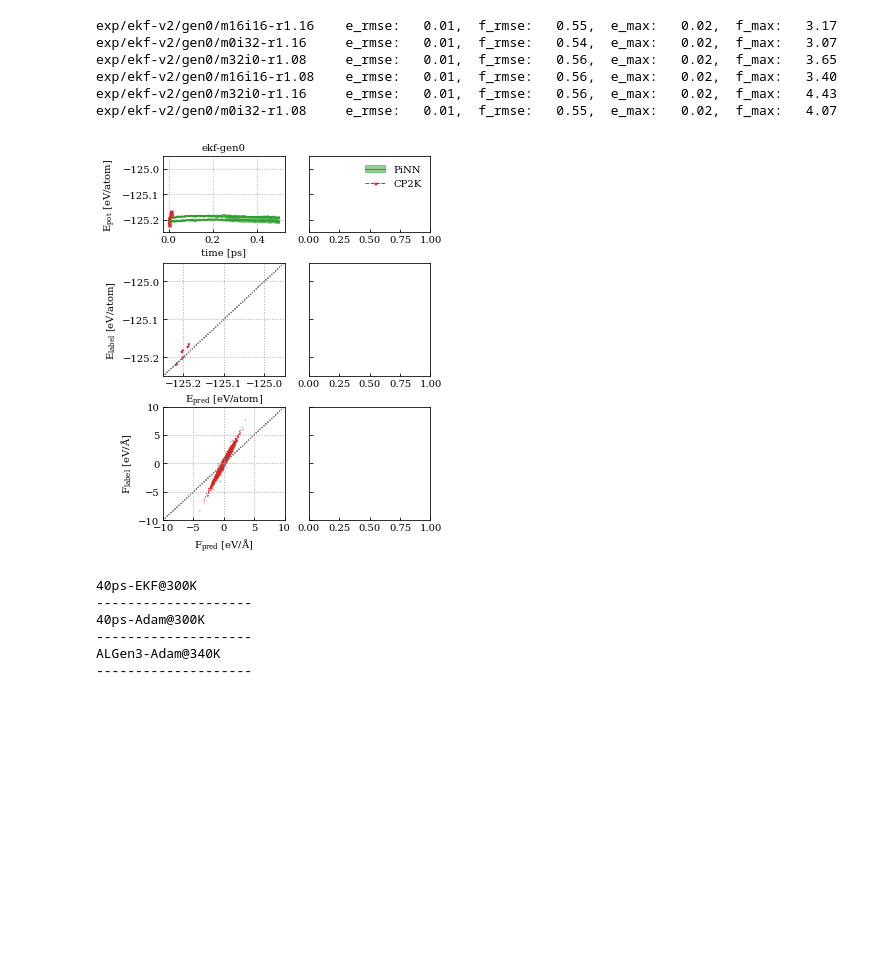
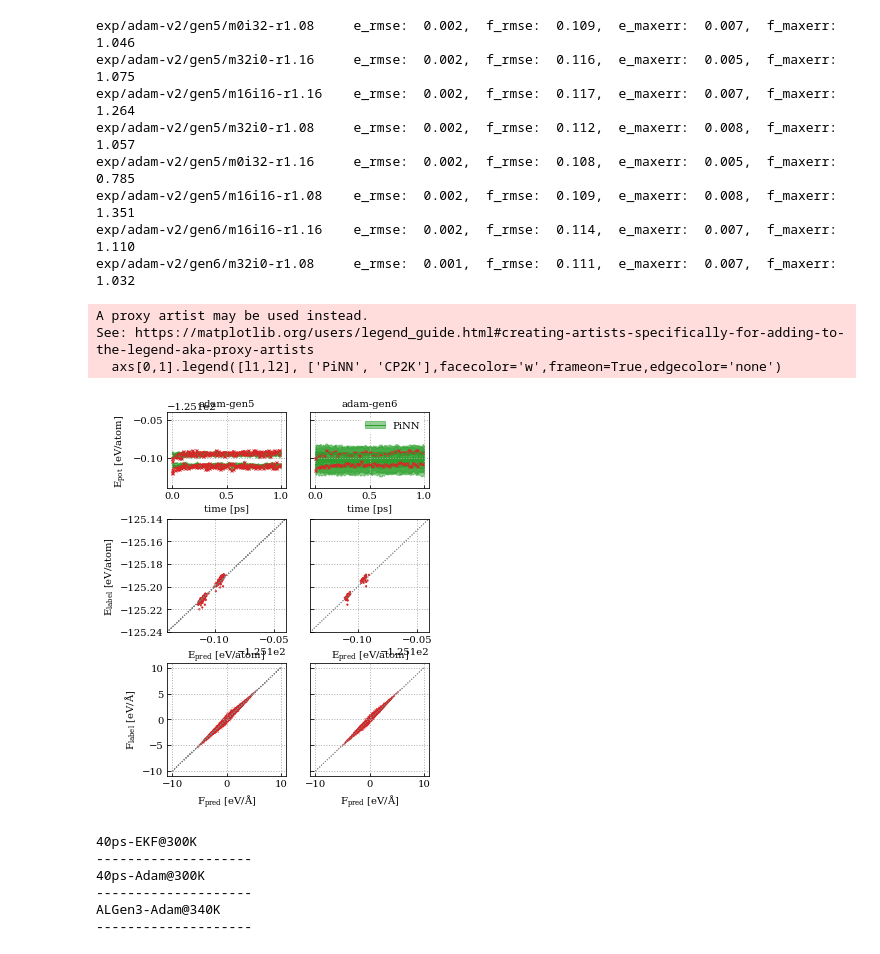
Before and after one commit to yqshao-archive/pils, a Jupyter notebook: notebooks/emd_debug.ipynb, the cells around one changed output. Saved outputs shown, nothing was run; the diff lists cells and outputs as text; code cells hidden in the pictures; blank space fills up the shorter version.

```diff
--- a/notebooks/emd_debug.ipynb
+++ b/notebooks/emd_debug.ipynb
@@ -29,66 +29,74 @@ def doplots():
         l2 = None
         try:
             idx = np.loadtxt(f'../{name}/merge/gen{gen}/{init}/merged.idx')
-            sort = np.argsort(idx)[:2]
-            idx = idx[sort]
+            sort = np.argsort(idx)
             e_model = np.array([traj[int(i)]['energy_avg'] for i in idx]) / natom
             f_model = np.array([traj[int(i)]['force_avg'] for i in idx])
+            f_std = np.array([traj[int(i)]['force_std'] for i in idx])
+            e_std = np.array([traj[int(i)]['energy_std'] for i in idx])
+
             label = load_ds(f'../{name}/merge/gen{gen}/{init}/merged.traj', fmt='asetraj')
-            e_label = np.array([l['energy'] for l in label])[sort] * eunit / natom
-            f_label = np.array([l['force'] for l in label])[sort] * eunit
+            e_label = np.array([l['energy'] for l in label]) * eunit / natom
+            f_label = np.array([l['force'] for l in label]) * eunit
             print(f"{name}/gen{gen}/{init:15s}",
-                  f"e_rmse: {np.sqrt(np.mean((e_model-e_label)**2)):6.2f}, ",
-                  f"f_rmse: {np.sqrt(np.mean((f_model-f_label)**2)):6.2f}, ",
-                  f"e_max: {np.max(np.abs(e_model-e_label)):6.2f}, ",
-                  f"f_max: {np.max(np.abs(f_model-f_label)):6.2f}",
+                  f"e_rmse: {np.sqrt(np.mean((e_model-e_label)**2)):6.3f}, ",
+                  f"f_rmse: {np.sqrt(np.mean((f_model-f_label)**2)):6.3f}, ",
+                  f"e_maxerr: {np.max(np.abs(e_model-e_label)):6.3f}, ",
+                  f"f_maxerr: {np.max(np.abs(f_model-f_label)):6.3f}",
                  )
             l2, = ax1.plot(idx[sort]*tunit, e_label[sort], 'x--', ms=3, lw=1, color='tab:red')
             ax2.scatter(e_model, e_label, color='tab:red', s=5,ec=None)
-            emin, emax = -125.25, -124.95
+            emin, emax = -125.24, -125.14
+            ax1.set_ylim(emin, emax)
             ax2.plot([emin, emax], [emin, emax], ':', lw=1, color='gray')
             ax2.set_xlim(emin, emax)
             ax2.set_ylim(emin, emax)
             fmin, fmax = -10,10
-            ax3.scatter(f_model, f_label, color='tab:red', s=1,ec=None)
+            ax3.scatter(f_model, f_label, color='tab:red', s=1, alpha=0.5,ec=None)
             ax3.plot([fmin, fmax], [fmin, fmax], ':', lw=1, color='gray')
-            ax3.set_xlim(fmin, fmax)
-            ax3.set_ylim(fmin, fmax)
+            #ax3.set_xlim(fmin, fmax)
+            #ax3.set_ylim(fmin, fmax)
         except:
             pass
 
     ax1.set_xlabel('time [ps]')
     ax1.set_title(title, fontsize=10)
-    ax1.set_ylim(-125.25, -124.95)
+    # ax1.set_ylim(-125.25, -124.95)
     ax2.set_xlabel('$E_{pred}~[eV/atom]$')
     ax3.set_xlabel('$F_{pred}~[eV/\AA]$')
     return l1, l2
 # %%
 f, axs = plt.subplots(3,2, figsize=[5,6], sharey='row', gridspec_kw={'height_ratios': [2,3,3]})
 for (name, gen, title), (ax1, ax2, ax3) in zip([
     #['exp/ekf-nobias',2, 'ekf-gen2'],
-    #['exp/adam-v2',0, 'adam-gen0'],
-    ['exp/ekf-v2',0, 'ekf-gen0']
+    ['exp/adam-v2',5, 'adam-gen5'],
+    ['exp/adam-v2',6, 'adam-gen6']
 
 ], axs.T):
     l1, l2 = doplots()
     ax1.grid(lw=1, ls=':')
     ax2.grid(lw=1, ls=':')
     ax3.grid(lw=1, ls=':')
 axs[0,1].legend([l1,l2], ['PiNN', 'CP2K'],facecolor='w',frameon=True,edgecolor='none')
 axs[0,0].set_ylabel('$E_{pot}~[eV/atom]$')
 axs[1,0].set_ylabel('$E_{label}~[eV/atom]$')
 axs[2,0].set_ylabel('$F_{label}~[eV/\AA]$')
 plt.tight_layout()
 plt.subplots_adjust(wspace=0.2, hspace=0.3)
 plt.savefig('al-adam-gen5.png')
 # %% [output]
-exp/ekf-v2/gen0/m16i16-r1.16    e_rmse:   0.01,  f_rmse:   0.55,  e_max:   0.02,  f_max:   3.17
-exp/ekf-v2/gen0/m0i32-r1.16     e_rmse:   0.01,  f_rmse:   0.54,  e_max:   0.02,  f_max:   3.07
-exp/ekf-v2/gen0/m32i0-r1.08     e_rmse:   0.01,  f_rmse:   0.56,  e_max:   0.02,  f_max:   3.65
-exp/ekf-v2/gen0/m16i16-r1.08    e_rmse:   0.01,  f_rmse:   0.56,  e_max:   0.02,  f_max:   3.40
-exp/ekf-v2/gen0/m32i0-r1.16     e_rmse:   0.01,  f_rmse:   0.56,  e_max:   0.02,  f_max:   4.43
-exp/ekf-v2/gen0/m0i32-r1.08     e_rmse:   0.01,  f_rmse:   0.55,  e_max:   0.02,  f_max:   4.07
+exp/adam-v2/gen5/m0i32-r1.08     e_rmse:  0.002,  f_rmse:  0.109,  e_maxerr:  0.007,  f_maxerr:  1.046
+exp/adam-v2/gen5/m32i0-r1.16     e_rmse:  0.002,  f_rmse:  0.116,  e_maxerr:  0.005,  f_maxerr:  1.075
+exp/adam-v2/gen5/m16i16-r1.16    e_rmse:  0.002,  f_rmse:  0.117,  e_maxerr:  0.007,  f_maxerr:  1.264
+exp/adam-v2/gen5/m32i0-r1.08     e_rmse:  0.002,  f_rmse:  0.112,  e_maxerr:  0.008,  f_maxerr:  1.057
+exp/adam-v2/gen5/m0i32-r1.16     e_rmse:  0.002,  f_rmse:  0.108,  e_maxerr:  0.005,  f_maxerr:  0.785
+exp/adam-v2/gen5/m16i16-r1.08    e_rmse:  0.002,  f_rmse:  0.109,  e_maxerr:  0.008,  f_maxerr:  1.351
+exp/adam-v2/gen6/m16i16-r1.16    e_rmse:  0.002,  f_rmse:  0.114,  e_maxerr:  0.007,  f_maxerr:  1.110
+exp/adam-v2/gen6/m32i0-r1.08     e_rmse:  0.001,  f_rmse:  0.111,  e_maxerr:  0.007,  f_maxerr:  1.032
+A proxy artist may be used instead.
+See: https://matplotlib.org/users/legend_guide.html#creating-artists-specifically-for-adding-to-the-legend-aka-proxy-artists
+  axs[0,1].legend([l1,l2], ['PiNN', 'CP2K'],facecolor='w',frameon=True,edgecolor='none')
-[figure, old version]
+[figure, new version]
 # %%
 # some normal conversion for visualization
 from tips.io import load_ds
```
Also changed, not shown: parts of 1 cell of this notebook, 1 other file.
